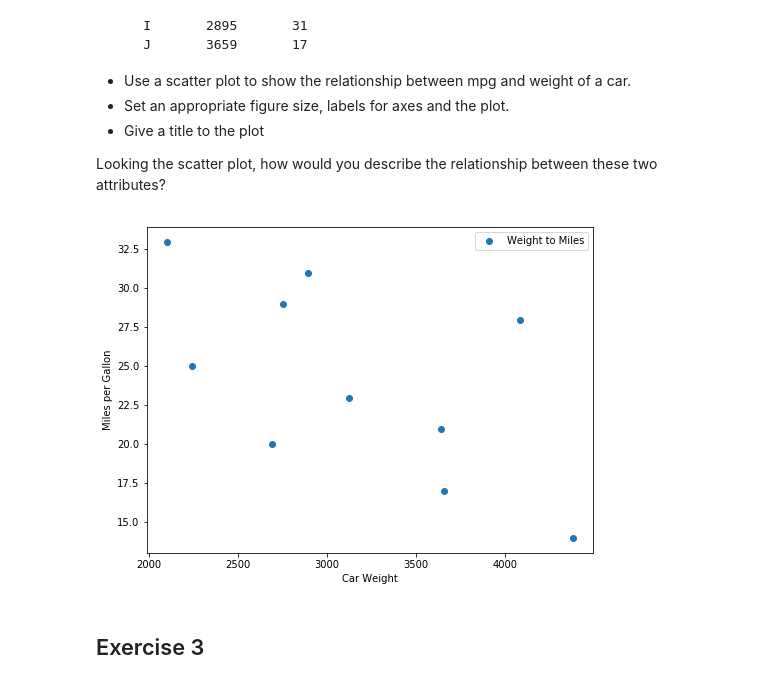
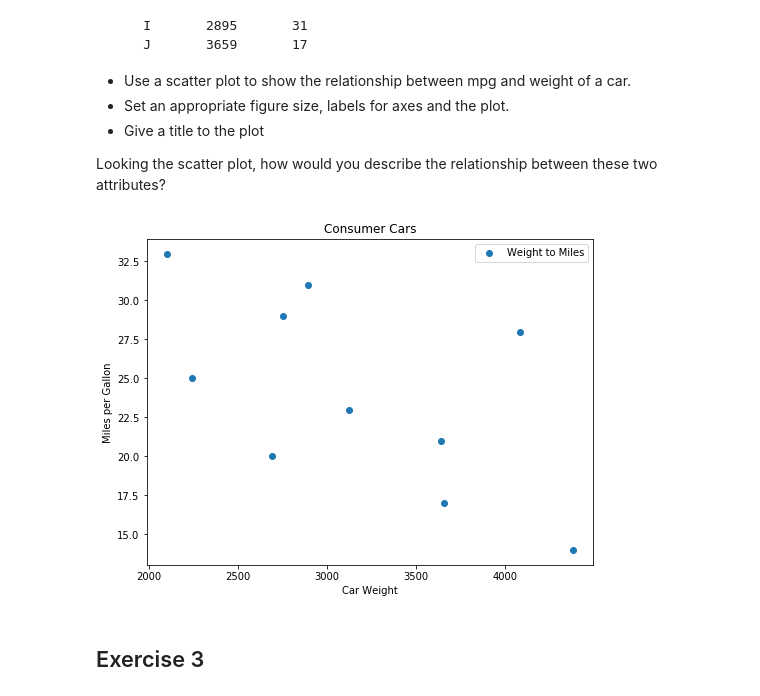
Before and after one commit to Laura-ShummonMaass/dsc-0-01-22-visualizing-data-lab-seattle-ds-career-040119, a Jupyter notebook: index.ipynb, the cells around one changed output. Drawn from its saved outputs; the diff is of its cells as text; code cells hidden in the pictures.

```diff
--- a/index.ipynb
+++ b/index.ipynb
@@ -76,23 +76,24 @@ Looking the scatter plot, how would you describe the relationship between these
 # %%
 weight = [2750, 3125, 2100, 4082, 2690, 3640, 4380, 2241, 2895, 3659]
 mpg = [29, 23, 33, 28, 20, 21, 14, 25, 31, 17]
 
 plt.figure(figsize=(8,6))
 plt.scatter(weight, mpg, label = "Weight to Miles")
 
 plt.xlabel('Car Weight')
 plt.ylabel('Miles per Gallon')
 
+plt.title('Consumer Cars')
 plt.legend()
 plt.show()
 
 # Set the figure size in inches
 
 # Plot with scatter()
 
 # Set x and y axes labels and give titles
 # %% [output]
-[figure, old version]
+[figure, new version]
 # %% [markdown]
 ## Exercise 3
 # %% [markdown]
```
